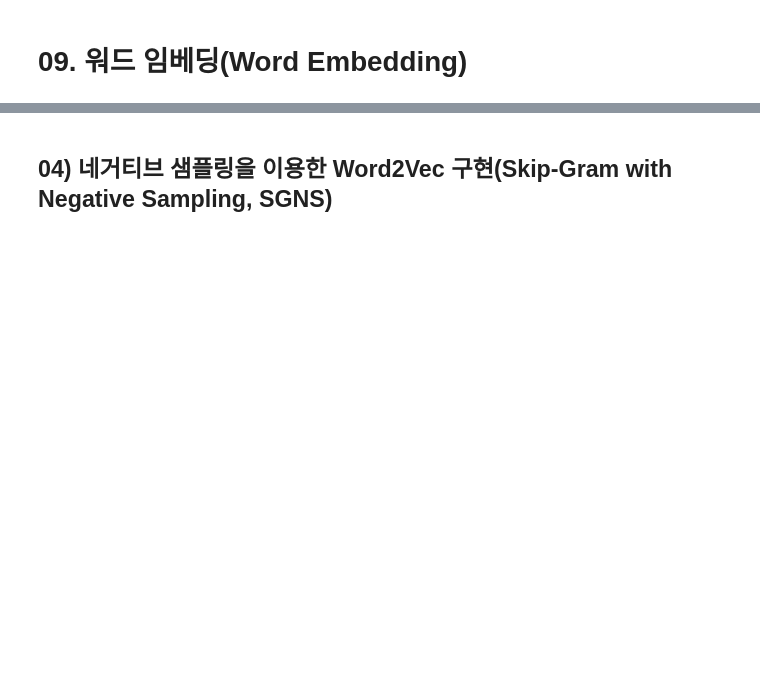
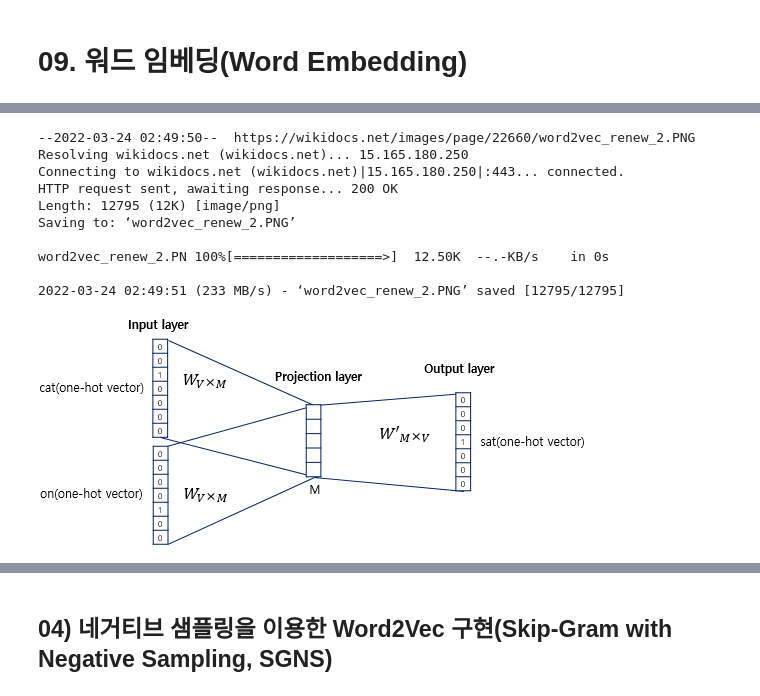
Before and after one commit to euneun316/NLP-Study, a Jupyter notebook: tensorflow-nlp-tutorial/Word_Embedding.ipynb, the cells around one changed output, grey strips where cells are left out. Drawn from its saved outputs; the diff is of its cells as text; code cells hidden in the pictures; blank space fills up the shorter version.

```diff
--- a/tensorflow-nlp-tutorial/Word_Embedding.ipynb
+++ b/tensorflow-nlp-tutorial/Word_Embedding.ipynb
@@ -6,0 +112,16 @@
+# %%
+!wget https://wikidocs.net/images/page/22660/word2vec_renew_2.PNG
+from IPython.display import Image
+Image("word2vec_renew_2.PNG")
+# %% [output]
+--2022-03-24 02:49:50--  https://wikidocs.net/images/page/22660/word2vec_renew_2.PNG
+Resolving wikidocs.net (wikidocs.net)... 15.165.180.250
+Connecting to wikidocs.net (wikidocs.net)|15.165.180.250|:443... connected.
+HTTP request sent, awaiting response... 200 OK
+Length: 12795 (12K) [image/png]
+Saving to: ‘word2vec_renew_2.PNG’
+
+word2vec_renew_2.PN 100%[===================>]  12.50K  --.-KB/s    in 0s
+
+2022-03-24 02:49:51 (233 MB/s) - ‘word2vec_renew_2.PNG’ saved [12795/12795]
+[figure, added]
```
Also changed, not shown: parts of 206 cells of this notebook.
